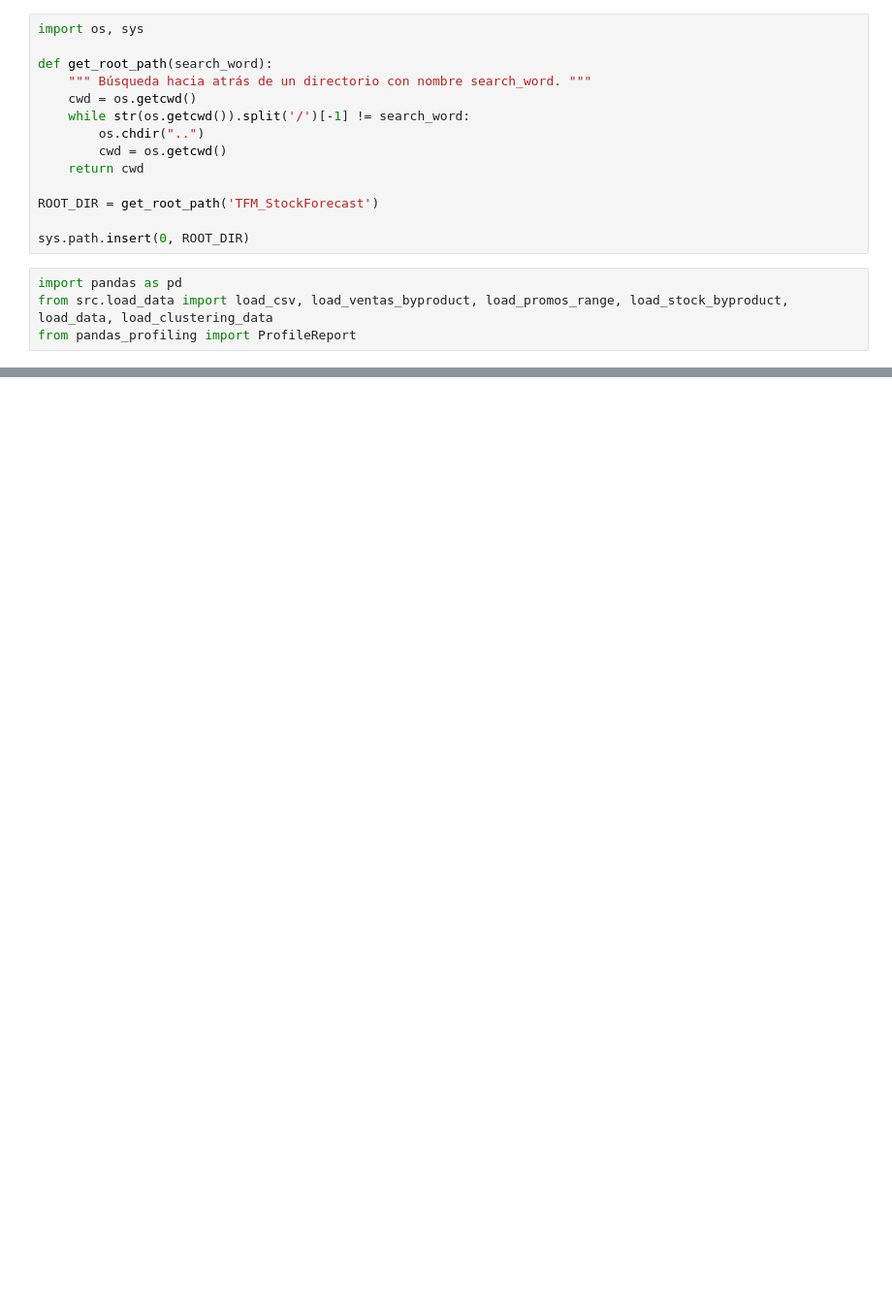
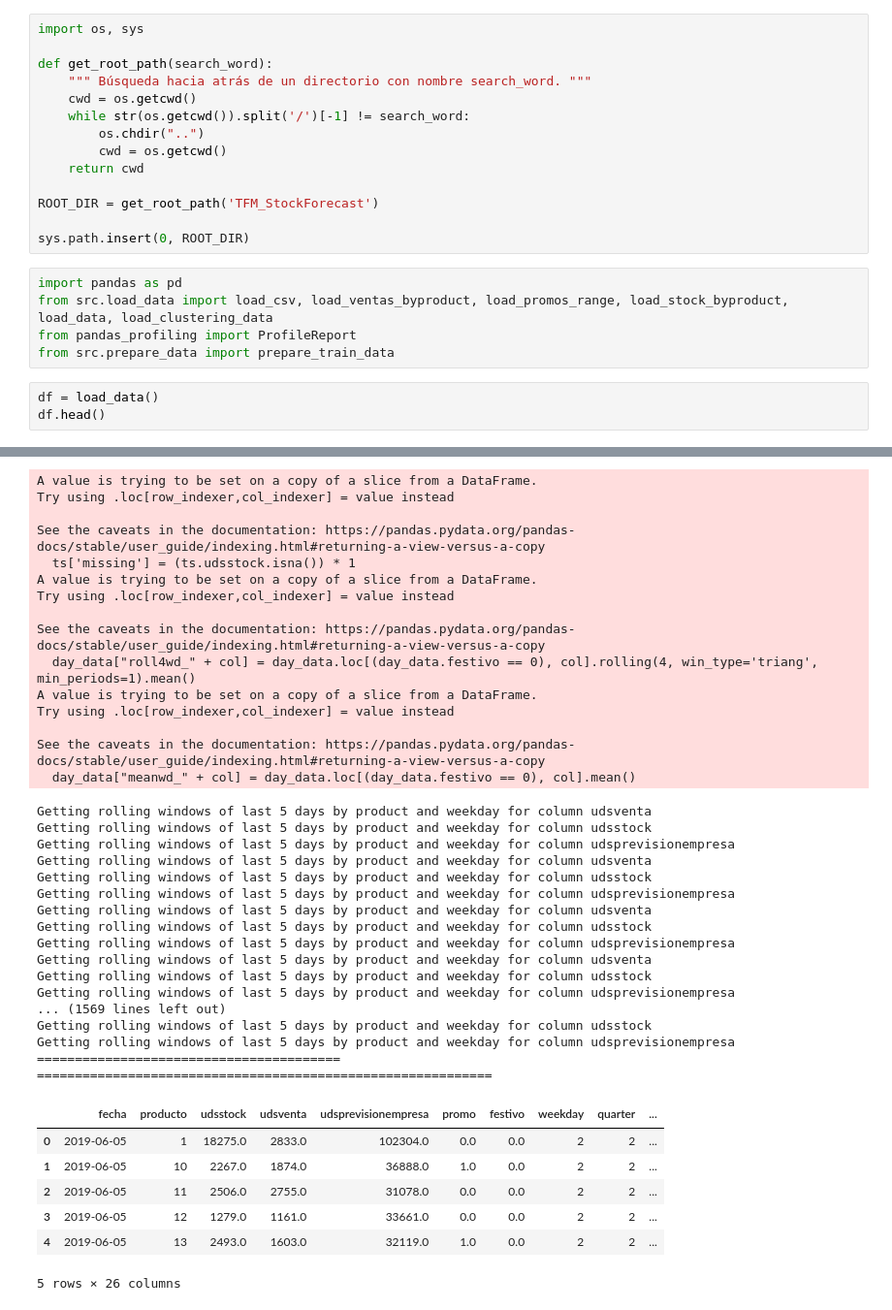
Before and after one commit to PLombao/TFM_StockForecast, a Jupyter notebook: notebooks/Untitled.ipynb, the cells around one changed output, grey strips where cells are left out. Shown: that part at 97% size. Cells and saved outputs as stored; diff of their text form; blank space fills up the shorter version.

```diff
--- a/notebooks/Untitled.ipynb
+++ b/notebooks/Untitled.ipynb
@@ -16,3 +16,8 @@ sys.path.insert(0, ROOT_DIR)
 import pandas as pd
 from src.load_data import load_csv, load_ventas_byproduct, load_promos_range, load_stock_byproduct, load_data, load_clustering_data
 from pandas_profiling import ProfileReport
+from src.prepare_data import prepare_train_data
+# %%
+df = load_data()
+df.head()
+# %% [output]
@@ -18,0 +41,39 @@ from pandas_profiling import ProfileReport
+A value is trying to be set on a copy of a slice from a DataFrame.
+Try using .loc[row_indexer,col_indexer] = value instead
+
+See the caveats in the documentation: https://pandas.pydata.org/pandas-docs/stable/user_guide/indexing.html#returning-a-view-versus-a-copy
+  ts['missing'] = (ts.udsstock.isna()) * 1
+A value is trying to be set on a copy of a slice from a DataFrame.
+Try using .loc[row_indexer,col_indexer] = value instead
+
+See the caveats in the documentation: https://pandas.pydata.org/pandas-docs/stable/user_guide/indexing.html#returning-a-view-versus-a-copy
+  day_data["roll4wd_" + col] = day_data.loc[(day_data.festivo == 0), col].rolling(4, win_type='triang', min_periods=1).mean()
+A value is trying to be set on a copy of a slice from a DataFrame.
+Try using .loc[row_indexer,col_indexer] = value instead
+
+See the caveats in the documentation: https://pandas.pydata.org/pandas-docs/stable/user_guide/indexing.html#returning-a-view-versus-a-copy
+  day_data["meanwd_" + col] = day_data.loc[(day_data.festivo == 0), col].mean()
+Getting rolling windows of last 5 days by product and weekday for column udsventa
+Getting rolling windows of last 5 days by product and weekday for column udsstock
+Getting rolling windows of last 5 days by product and weekday for column udsprevisionempresa
+Getting rolling windows of last 5 days by product and weekday for column udsventa
+Getting rolling windows of last 5 days by product and weekday for column udsstock
+Getting rolling windows of last 5 days by product and weekday for column udsprevisionempresa
+Getting rolling windows of last 5 days by product and weekday for column udsventa
+Getting rolling windows of last 5 days by product and weekday for column udsstock
+Getting rolling windows of last 5 days by product and weekday for column udsprevisionempresa
+Getting rolling windows of last 5 days by product and weekday for column udsventa
+Getting rolling windows of last 5 days by product and weekday for column udsstock
+Getting rolling windows of last 5 days by product and weekday for column udsprevisionempresa
+... (1569 lines left out)
+Getting rolling windows of last 5 days by product and weekday for column udsstock
+Getting rolling windows of last 5 days by product and weekday for column udsprevisionempresa
+========================================
+============================================================
+|  | fecha | producto | udsstock | udsventa | udsprevisionempresa | promo | festivo | weekday | quarter | ... |
+| 0 | 2019-06-05 | 1 | 18275.0 | 2833.0 | 102304.0 | 0.0 | 0.0 | 2 | 2 | ... |
+| 1 | 2019-06-05 | 10 | 2267.0 | 1874.0 | 36888.0 | 1.0 | 0.0 | 2 | 2 | ... |
+| 2 | 2019-06-05 | 11 | 2506.0 | 2755.0 | 31078.0 | 0.0 | 0.0 | 2 | 2 | ... |
+| 3 | 2019-06-05 | 12 | 1279.0 | 1161.0 | 33661.0 | 0.0 | 0.0 | 2 | 2 | ... |
+| 4 | 2019-06-05 | 13 | 2493.0 | 1603.0 | 32119.0 | 1.0 | 0.0 | 2 | 2 | ... |
+5 rows × 26 columns
```
Also changed, not shown: parts of 6 cells of this notebook, 22 other files.
